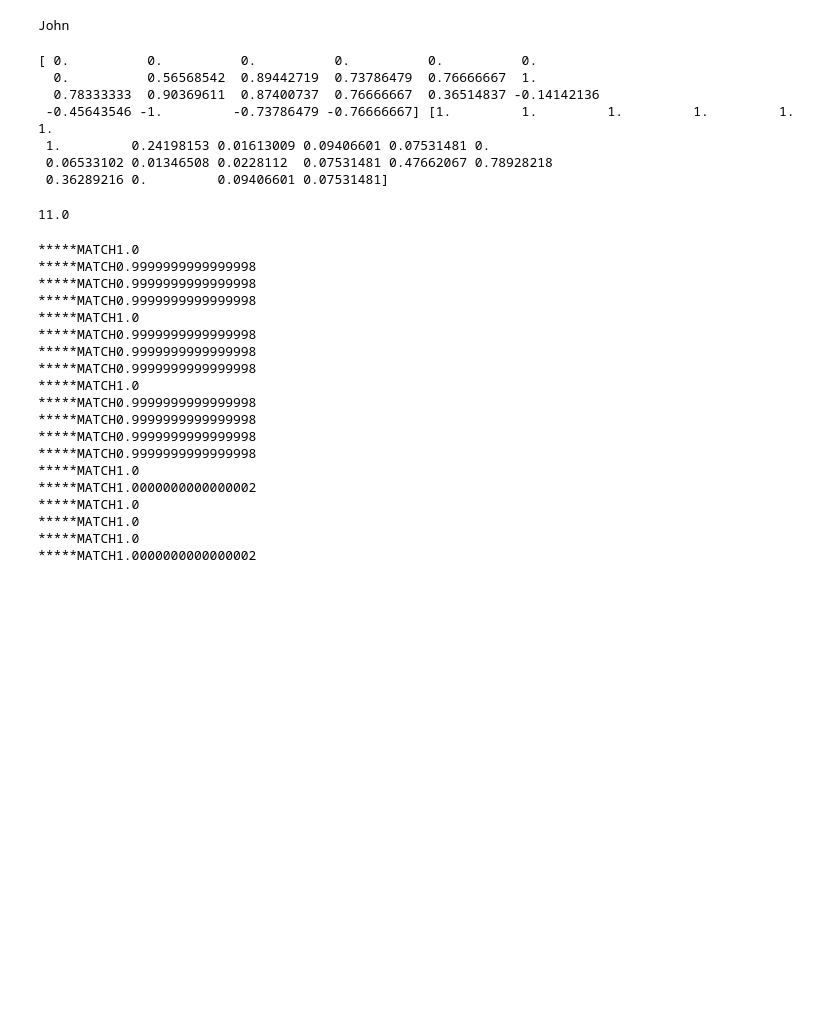
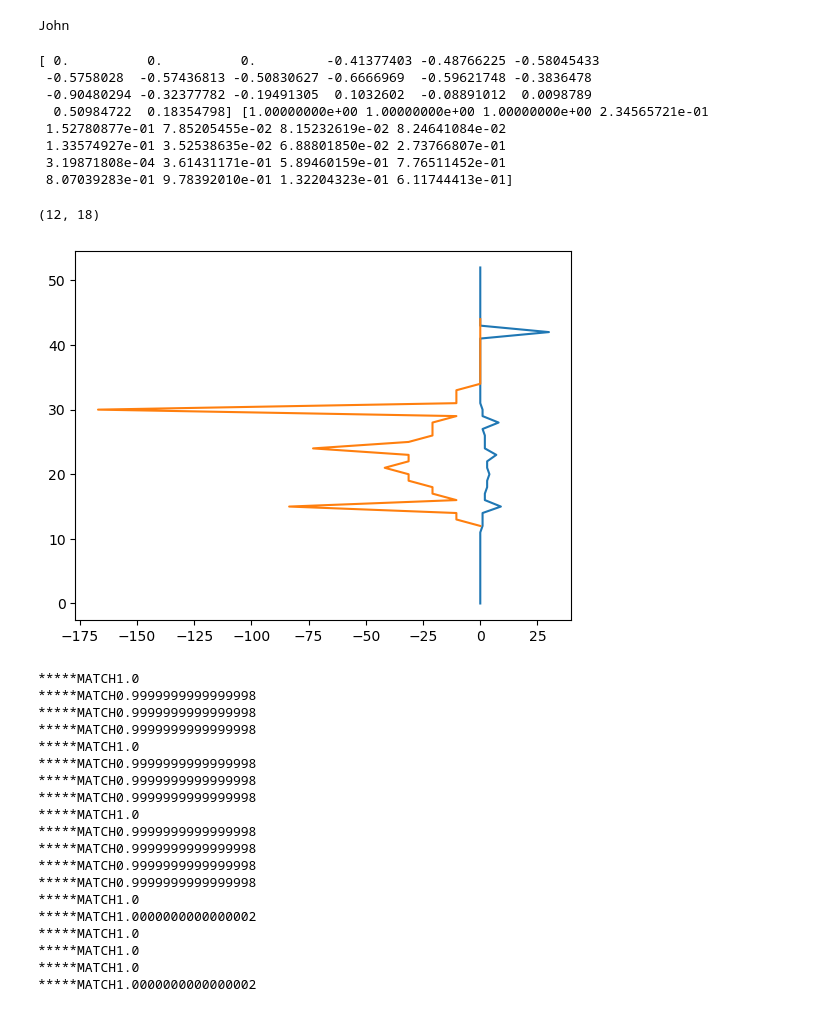
Before and after one commit to phasyn8/different_bayes, a Jupyter notebook: test_functions.ipynb, the cells around one changed output. Cells and saved outputs as stored; diff of their text form; code cells hidden in the pictures; blank space fills up the shorter version.

```diff
--- a/test_functions.ipynb
+++ b/test_functions.ipynb
@@ -20,8 +20,8 @@ my_function(name="John", age=30, city="New York")
 # %% [output]
 John
 # %%
-vec1 = np.array([0,0,0,0,0,0,0,0,0,0,0,0,1,1,1,2,2,3,3,4,3,3,3,2,2,2,1,1,1,1,0,0,0,0,0,0,0,0,0,0,0,0,0,0,0,0,0,0,0,0,0,0])
-vec2 = np.array([0,1,1,1,2,2,3,3,4,3,3,3,2,2,2,1,1,1,1,0,0,0,0,0,0,0,0,0,0,0])
+vec1 = np.array([0,0,0,0,0,0,0,0,0,0,0,0,1,1,1,9,2,2,3,3,4,3,3,7,2,2,2,1,8,1,1,0,0,0,0,0,0,0,0,0,0,0,30,0,0,0,0,0,0,0,0,0,0])
+vec2 = np.array([0,1,1,8,1,2,2,3,3,4,3,3,7,3,2,2,2,1,16,1,1,1,0,0,0,0,0,0,0,0,0,0,0])
 
 vect1 = np.array([0,0,0,0,1,2,3,4,3,2,1,0])
 vect2 = np.array([0,1,2,3,4,3,2,1,0,0,0,0])
@@ -45,15 +45,16 @@ def spearman_offset(comparitee_vector, comparitor_vector, **kwargs):
         pvalueAray = np.array(pvalue)
         pvalueAray = np.nan_to_num(pvalueAray, nan=1)
         print(statAray,pvalueAray)
-    return np.mean([statAray.argmax(), pvalueAray.argmin()])
+    #return np.mean([statAray.argmax(), pvalueAray.argmin()])
+    return pvalueAray.argmin(), statAray.argmax()
 
-spearman_offset(vec2, vec1, window=6)
+speof = spearman_offset(vec2*-10.44, vec1, window=10)
 # %% [output]
-[ 0.          0.          0.          0.          0.          0.
-  0.          0.56568542  0.89442719  0.73786479  0.76666667  1.
-  0.78333333  0.90369611  0.87400737  0.76666667  0.36514837 -0.14142136
- -0.45643546 -1.         -0.73786479 -0.76666667] [1.         1.         1.         1.         1.         1.
- 1.         0.24198153 0.01613009 0.09406601 0.07531481 0.
- 0.06533102 0.01346508 0.0228112  0.07531481 0.47662067 0.78928218
- 0.36289216 0.         0.09406601 0.07531481]
+[ 0.          0.          0.         -0.41377403 -0.48766225 -0.58045433
+ -0.5758028  -0.57436813 -0.50830627 -0.6666969  -0.59621748 -0.3836478
+ -0.90480294 -0.32377782 -0.19491305  0.1032602  -0.08891012  0.0098789
+  0.50984722  0.18354798] [1.00000000e+00 1.00000000e+00 1.00000000e+00 2.34565721e-01
+ 1.52780877e-01 7.85205455e-02 8.15232619e-02 8.24641084e-02
+ 1.33574927e-01 3.52538635e-02 6.88801850e-02 2.73766807e-01
+ 3.19871808e-04 3.61431171e-01 5.89460159e-01 7.76511452e-01
+ 8.07039283e-01 9.78392010e-01 1.32204323e-01 6.11744413e-01]
-11.0
@@ -60,3 +86,12 @@ spearman_offset(vec2, vec1, window=6)
+# %%
+plt.plot(vec1, np.arange(len(vec1)) )
+
+plt.plot(vec2*-10.44, np.arange(len(vec2))+speof[0])
+
+speof
+# %% [output]
+(12, 18)
+[figure, added]
 # %%
 #cp_comparitor.Cosine(vec1[11:18], vec2[:7])
 vec3 = [1,2,3,5,8,13,21,34]
```
Also changed, not shown: parts of 4 cells of this notebook, 6 other files.
